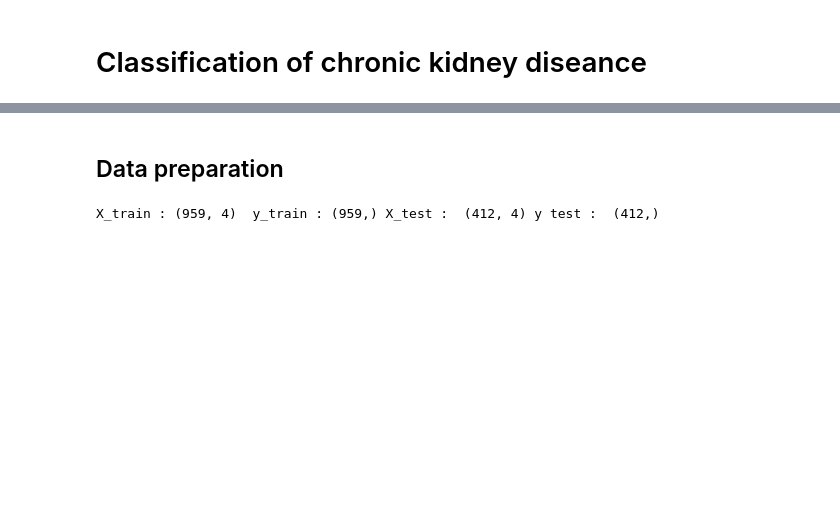
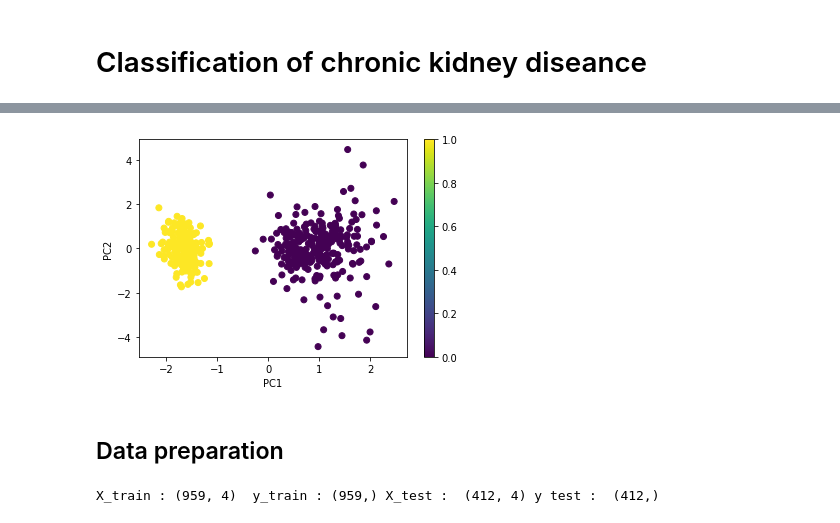
Before and after one commit to Ouasfi/Binary_classification, a Jupyter notebook: Classification.ipynb, the cells around one changed output, grey strips where cells are left out. Saved outputs shown, nothing was run; the diff lists cells and outputs as text; code cells hidden in the pictures; blank space fills up the shorter version.

```diff
--- a/Classification.ipynb
+++ b/Classification.ipynb
@@ -12,3 +58,32 @@ data = pd.read_csv('./data/data_banknote_authentication.txt', header = None)
+# %%
+if (N>5):
+    pca_new=decomposition.PCA(n_components=11)
+    pca_new.fit(X)
+    x_new=pca_new.transform(X)
+    classe=data.get(data.columns[N-1])
+    x_new_df=pd.DataFrame(x_new,columns=['V1','V2','V3','V4','V5','V6','V7','V8','V9','V10','V11'])
+    y_new_df=pd.DataFrame(classe,columns=['Class'])
+    final_data=pd.concat([x_new_df,y_new_df],axis=1)
+else:
+    final_data=data
+    final_data.columns=['V1','V2','V3','V4','Class']
+final_data
+N=len(final_data.columns)
+# %%
+def plot_PCA(Y,Nb):
+    std_scale = preprocessing.StandardScaler().fit(Y)
+    Y_scaled = std_scale.transform(Y)
+    pca = decomposition.PCA(n_components=Nb-1)
+    pca.fit(Y_scaled)
+    Y_projected = pca.transform(Y_scaled)
+    plt.scatter(Y_projected[:, 0], Y_projected[:, 1], c=data.get("Class"))
+    plt.colorbar()
+    plt.xlabel("PC1")
+    plt.ylabel("PC2")
+
+plot_PCA(final_data,N)
+# %% [output]
+[figure, added]
 # %% [markdown]
 ## Data preparation
 # %%
```
Also changed, not shown: parts of 4 cells of this notebook.
